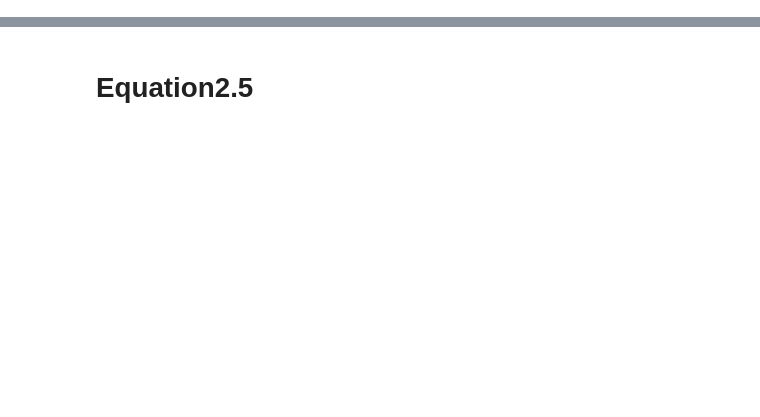
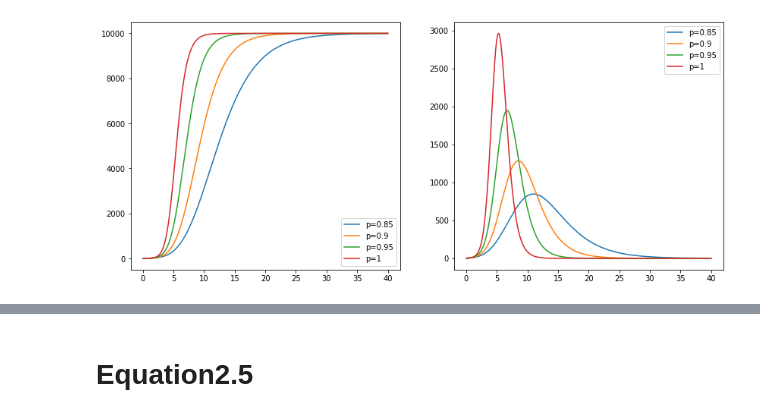
Before and after one commit to sgounane/covid19, a Jupyter notebook: jupyter/logistic/gounane_yassir.ipynb, the cells around one changed output, grey strips where cells are left out. Saved outputs shown, nothing was run; the diff lists cells and outputs as text; code cells hidden in the pictures; blank space fills up the shorter version.

```diff
--- a/jupyter/logistic/gounane_yassir.ipynb
+++ b/jupyter/logistic/gounane_yassir.ipynb
@@ -40,5 +51,3 @@ def getCountryData(country):
   df=df[df["Province"]==""]
   I=np.array(df['Confirmed'])
   return I
-N=36e6
-I=getCountryData("FR")
@@ -47,0 +185,35 @@ def logistic(t,a,b,c):
+# %%
+fig, axs= plt.subplots(1, 2,sharex=True,figsize=[14, 6])
+t=np.linspace(0,40,401)
+y0=[1,0]
+
+p=0.85
+params=getParams(k=1e4,r=2,gamma=0.5,p=p)
+y=f(params,t,y0)
+axs[0].plot(t,y[0],label=f'p={p}')
+axs[1].plot(t,y[1],label=f'p={p}')
+
+p=0.9
+params=getParams(k=1e4,r=2,gamma=0.5,p=p)
+y=f(params,t,y0)
+axs[0].plot(t,y[0],label=f'p={p}')
+axs[1].plot(t,y[1],label=f'p={p}')
+
+p=0.95
+params=getParams(k=1e4,r=2,gamma=0.5,p=p)
+y=f(params,t,y0)
+axs[0].plot(t,y[0],label=f'p={p}')
+axs[1].plot(t,y[1],label=f'p={p}')
+
+p=1
+params=getParams(k=1e4,r=2,gamma=0.5,p=p)
+y=f(params,t,y0)
+axs[0].plot(t,y[0],label=f'p={p}')
+axs[1].plot(t,y[1],label=f'p={p}')
+
+axs[0].legend()
+axs[1].legend()
+
+fig.savefig("logisticGp.png", dpi=150)
+# %% [output]
+[figure, added]
```
Also changed, not shown: parts of 47 cells of this notebook, 8 other files.
